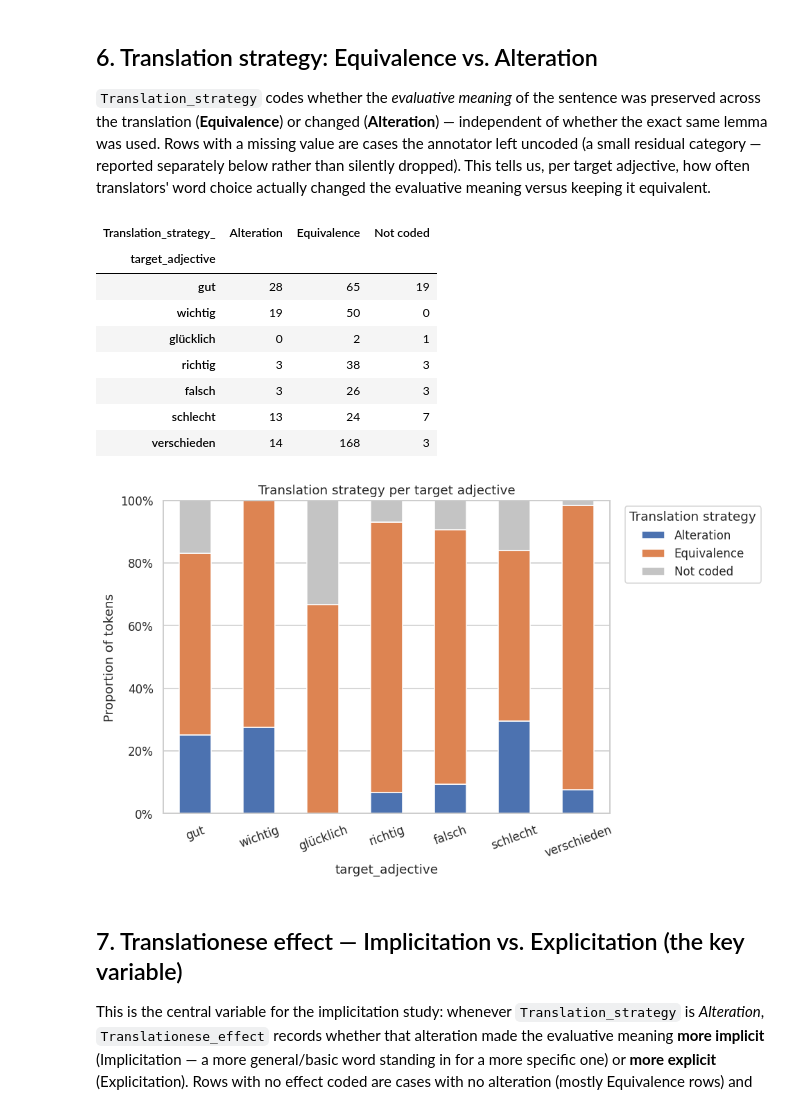
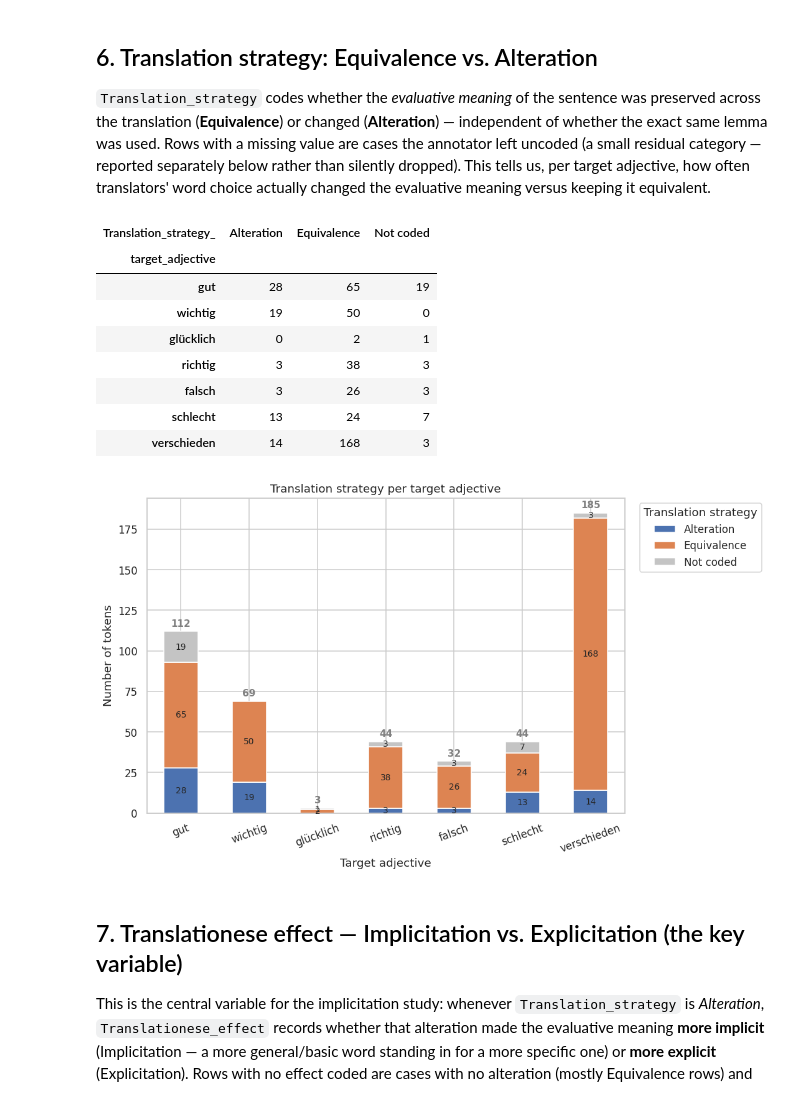
Before and after one commit to happy522/LREC2026-EmotionalizTED-Corpus, a Jupyter notebook: NEW analysis/implicitation_study_analysis.ipynb, the cells around one changed output. Drawn from its saved outputs; the diff is of its cells as text; code cells hidden in the pictures.

```diff
--- a/NEW analysis/implicitation_study_analysis.ipynb
+++ b/NEW analysis/implicitation_study_analysis.ipynb
@@ -211,7 +252,6 @@ diversity.to_csv(os.path.join(OUTPUT_DIR, "task4_source_lemma_diversity.csv"))
 | schlecht | 44 | 24 | 0.55 |
 | verschieden | 185 | 14 | 0.08 |
 # %%
-
 # Small multiples: top 6 source EN lemmas feeding into each target adjective
 fig, axes = plt.subplots(3, 3, figsize=(15, 12))
 axes = axes.flatten()
@@ -219,11 +259,23 @@ axes = axes.flatten()
 for i, adj in enumerate(TARGET_ADJECTIVES):
     sub = df[df["target_adjective"] == adj]
     top = sub["token_lemma"].value_counts().head(6)
-    sns.barplot(x=top.values, y=top.index, ax=axes[i], hue=top.index,
-                palette="crest", legend=False)
+
+    sns.barplot(
+        x=top.values,
+        y=top.index,
+        ax=axes[i],
+        hue=top.index,
+        palette="crest",
+        legend=False
+    )
+
     axes[i].set_title(f'Top source EN lemmas → "{adj}"  (n={len(sub)})')
-    axes[i].set_xlabel("count")
+    axes[i].set_xlabel("Count")
     axes[i].set_ylabel("")
+
+    # Add count labels
+    for container in axes[i].containers:
+        axes[i].bar_label(container, fmt="%d", padding=0.25)
 
 for j in range(len(TARGET_ADJECTIVES), len(axes)):
     axes[j].axis("off")
@@ -300,39 +353,80 @@ uncoded (a small residual category — reported separately below rather than sil
 This tells us, per target adjective, how often translators' word choice actually changed the
 evaluative meaning versus keeping it equivalent.
 # %%
-
 strat = df.copy()
 strat["Translation_strategy_"] = strat["Translation_strategy"].fillna("Not coded")
 
 strat_ct = pd.crosstab(strat["target_adjective"], strat["Translation_strategy_"])
 strat_ct = strat_ct.reindex(TARGET_ADJECTIVES)
+
 display(strat_ct)
 strat_ct.to_csv(os.path.join(OUTPUT_DIR, "task6_translation_strategy_counts.csv"))
 
-strat_prop = strat_ct.div(strat_ct.sum(axis=1), axis=0)
 
-fig, ax = plt.subplots(figsize=(9, 5.5))
-strat_prop.plot(kind="bar", stacked=True, ax=ax,
-                 color=["#4C72B0", "#DD8452", "#C4C4C4"])
-ax.set_ylabel("Proportion of tokens")
+fig, ax = plt.subplots(figsize=(10, 6))
+
+# Plot actual counts (not proportions)
+strat_ct.plot(
+    kind="bar",
+    stacked=True,
+    ax=ax,
+    color=["#4C72B0", "#DD8452", "#C4C4C4"]
+)
+
+ax.set_ylabel("Number of tokens")
+ax.set_xlabel("Target adjective")
 ax.set_title("Translation strategy per target adjective")
-ax.yaxis.set_major_formatter(mticker.PercentFormatter(1.0))
-ax.legend(title="Translation strategy", bbox_to_anchor=(1.02, 1), loc="upper left")
+
+# Add counts inside each segment
+for container in ax.containers:
+    labels = [int(v.get_height()) if v.get_height() > 0 else "" for v in container]
+    ax.bar_label(
+        container,
+        labels=labels,
+        label_type="center",
+        fontsize=9
+    )
+
+# Add total count above each bar
+totals = strat_ct.sum(axis=1)
+
+for i, total in enumerate(totals):
+    ax.text(
+        i,
+        total + max(totals)*0.01,
+        f"{total}",
+        ha="center",
+        va="bottom",
+        fontsize=10,
+        fontweight="bold",
+        color ="gray"
+    )
+
+ax.legend(
+    title="Translation strategy",
+    bbox_to_anchor=(1.02, 1),
+    loc="upper left"
+)
+
 plt.xticks(rotation=20)
 plt.tight_layout()
-plt.savefig(os.path.join(OUTPUT_DIR, "task6_translation_strategy.png"))
+
+plt.savefig(
+    os.path.join(OUTPUT_DIR, "task6_translation_strategy.png")
+)
+
 plt.show()
 # %% [output]
 | Translation_strategy_ | Alteration | Equivalence | Not coded |
 | target_adjective |  |  |  |
 | gut | 28 | 65 | 19 |
 | wichtig | 19 | 50 | 0 |
 | glücklich | 0 | 2 | 1 |
 | richtig | 3 | 38 | 3 |
 | falsch | 3 | 26 | 3 |
 | schlecht | 13 | 24 | 7 |
 | verschieden | 14 | 168 | 3 |
-[figure, old version]
+[figure, new version]
 # %% [markdown]
 
 ## 7. Translationese effect — Implicitation vs. Explicitation (the key variable)
```
Also changed, not shown: parts of 24 cells of this notebook, 1 other file.
